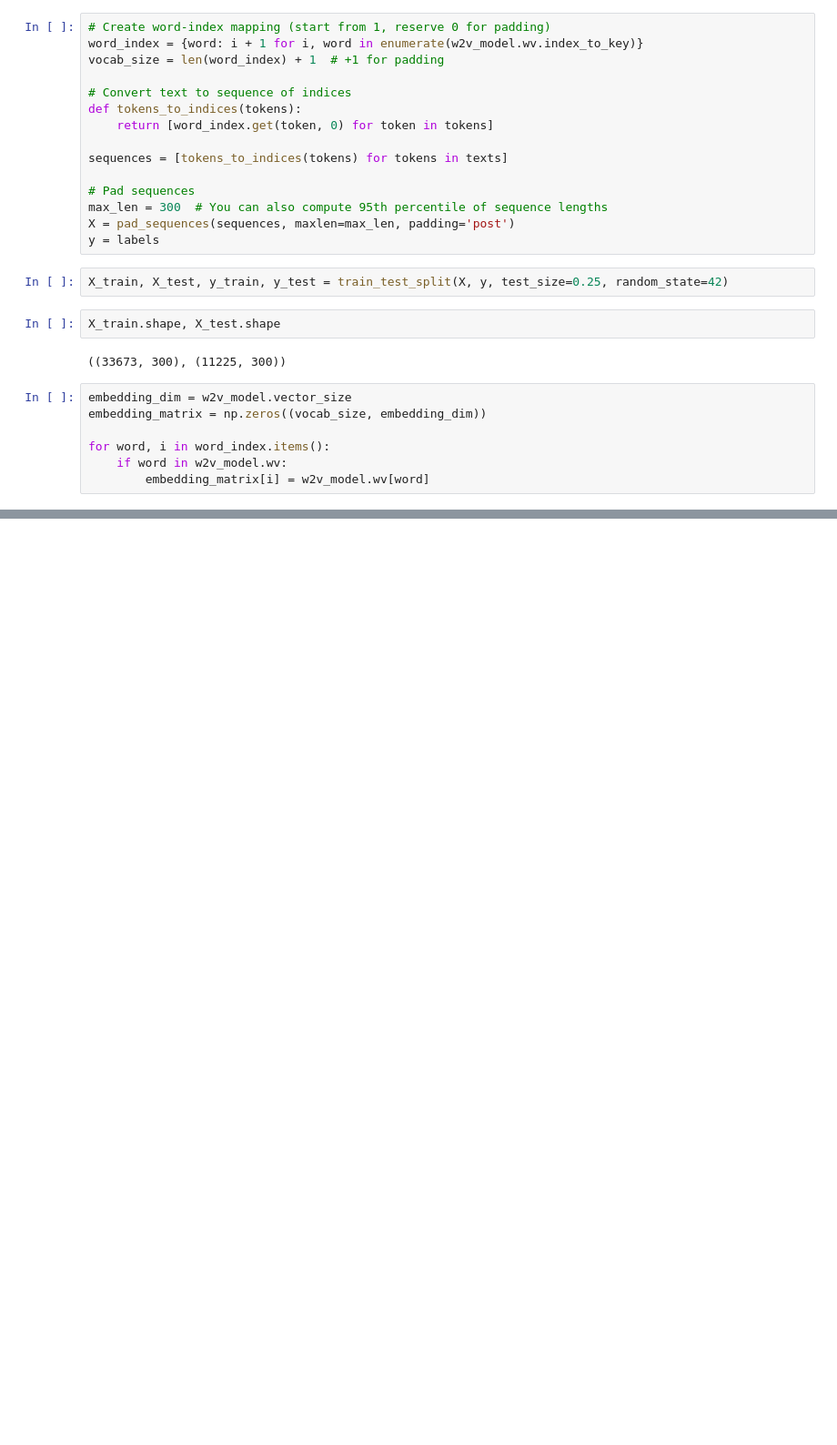
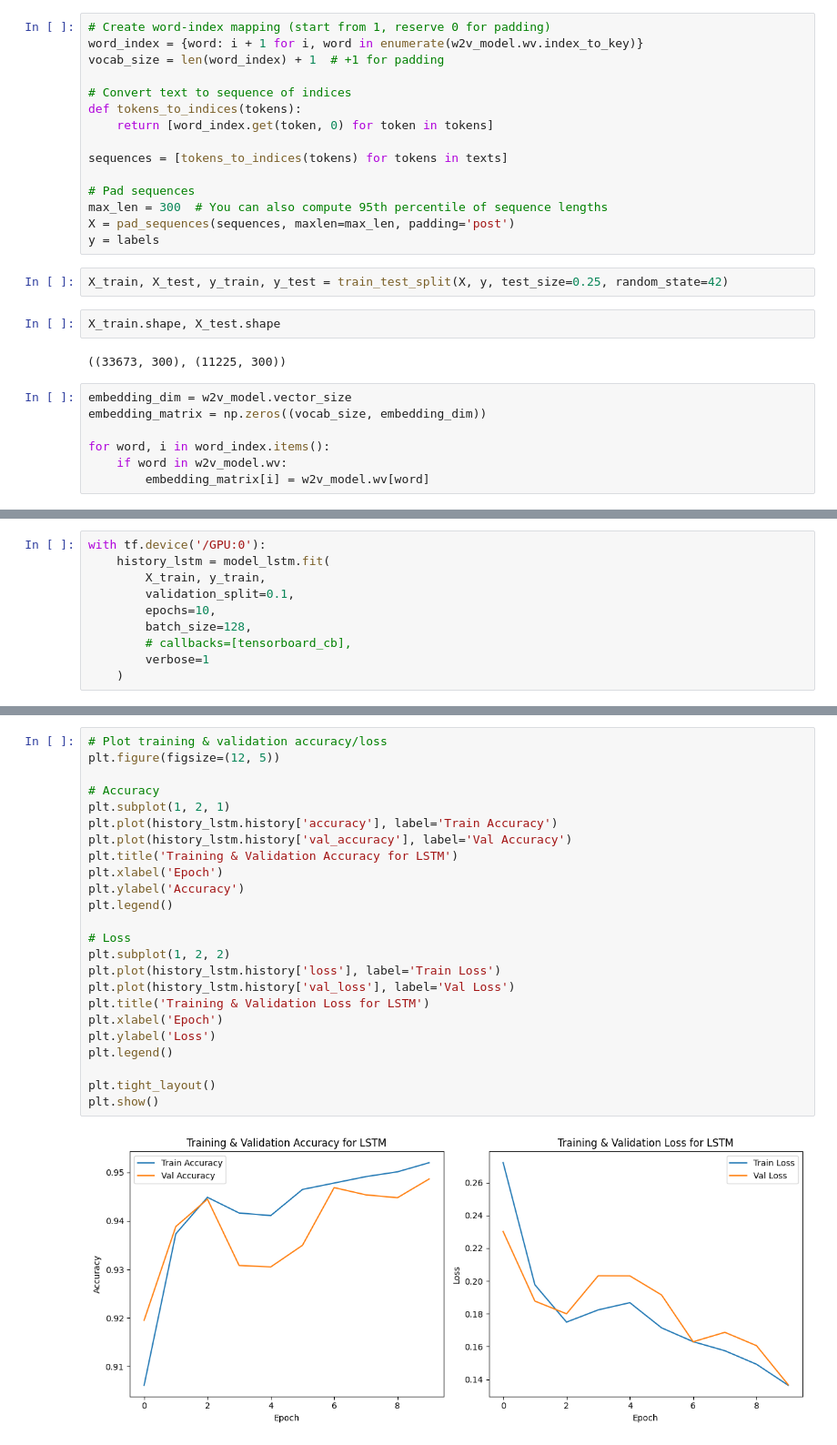
Before and after one commit to adityagoyal222/fakenewsdetection, a Jupyter notebook: notebook/model_training.ipynb, the cells around one changed output, grey strips where cells are left out. Shown: that part at 91% size. Cells and saved outputs as stored; diff of their text form; blank space fills up the shorter version.

Commit message:
added lstm network

```diff
--- a/notebook/model_training.ipynb
+++ b/notebook/model_training.ipynb
@@ -49,0 +91,10 @@ for word, i in word_index.items():
+# %%
+with tf.device('/GPU:0'):
+    history_lstm = model_lstm.fit(
+        X_train, y_train,
+        validation_split=0.1,
+        epochs=10,
+        batch_size=128,
+        # callbacks=[tensorboard_cb],
+        verbose=1
+    )
@@ -49,0 +122,26 @@ for word, i in word_index.items():
+# %%
+# Plot training & validation accuracy/loss
+plt.figure(figsize=(12, 5))
+
+# Accuracy
+plt.subplot(1, 2, 1)
+plt.plot(history_lstm.history['accuracy'], label='Train Accuracy')
+plt.plot(history_lstm.history['val_accuracy'], label='Val Accuracy')
+plt.title('Training & Validation Accuracy for LSTM')
+plt.xlabel('Epoch')
+plt.ylabel('Accuracy')
+plt.legend()
+
+# Loss
+plt.subplot(1, 2, 2)
+plt.plot(history_lstm.history['loss'], label='Train Loss')
+plt.plot(history_lstm.history['val_loss'], label='Val Loss')
+plt.title('Training & Validation Loss for LSTM')
+plt.xlabel('Epoch')
+plt.ylabel('Loss')
+plt.legend()
+
+plt.tight_layout()
+plt.show()
+# %% [output]
+[figure, added]
```
Also changed, not shown: parts of 17 cells of this notebook, 7 other files.
